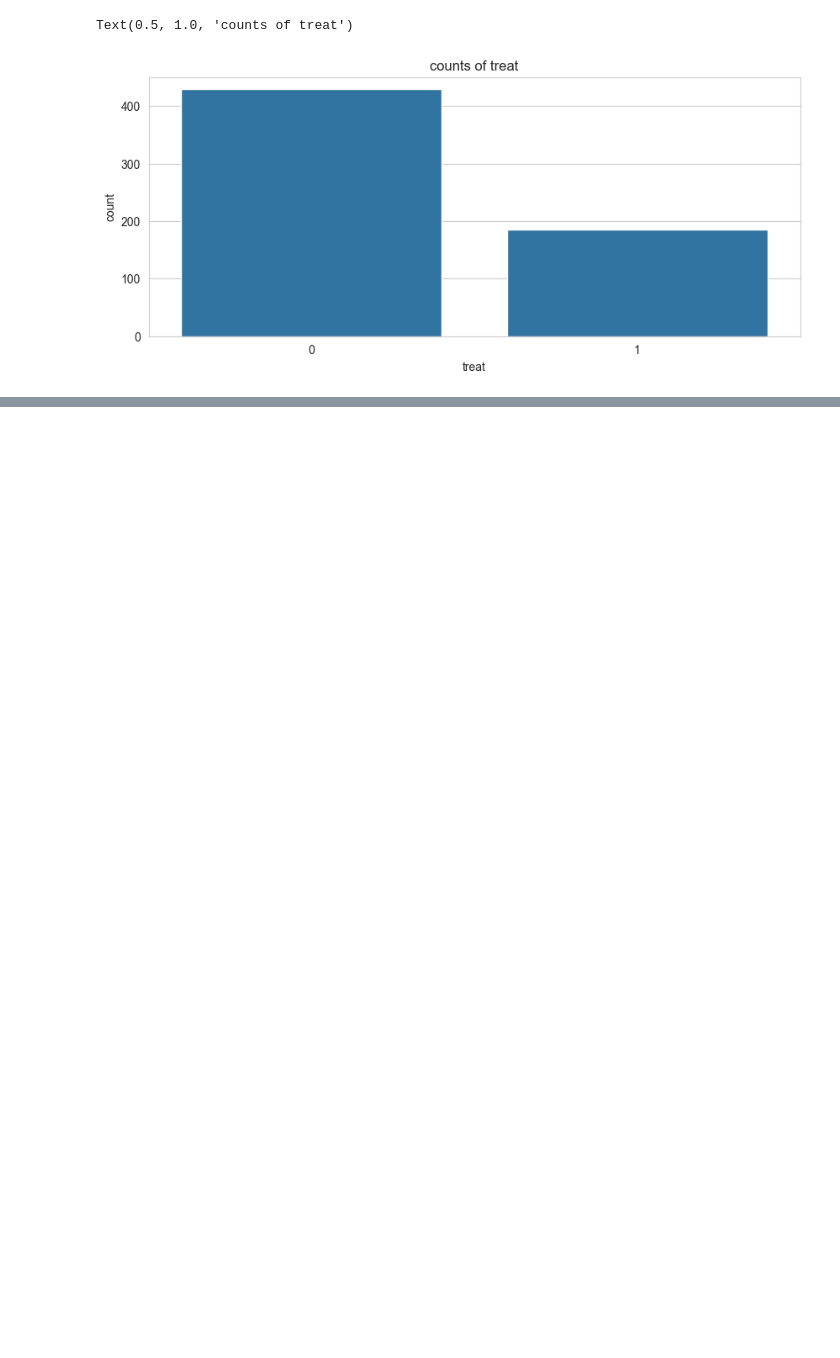
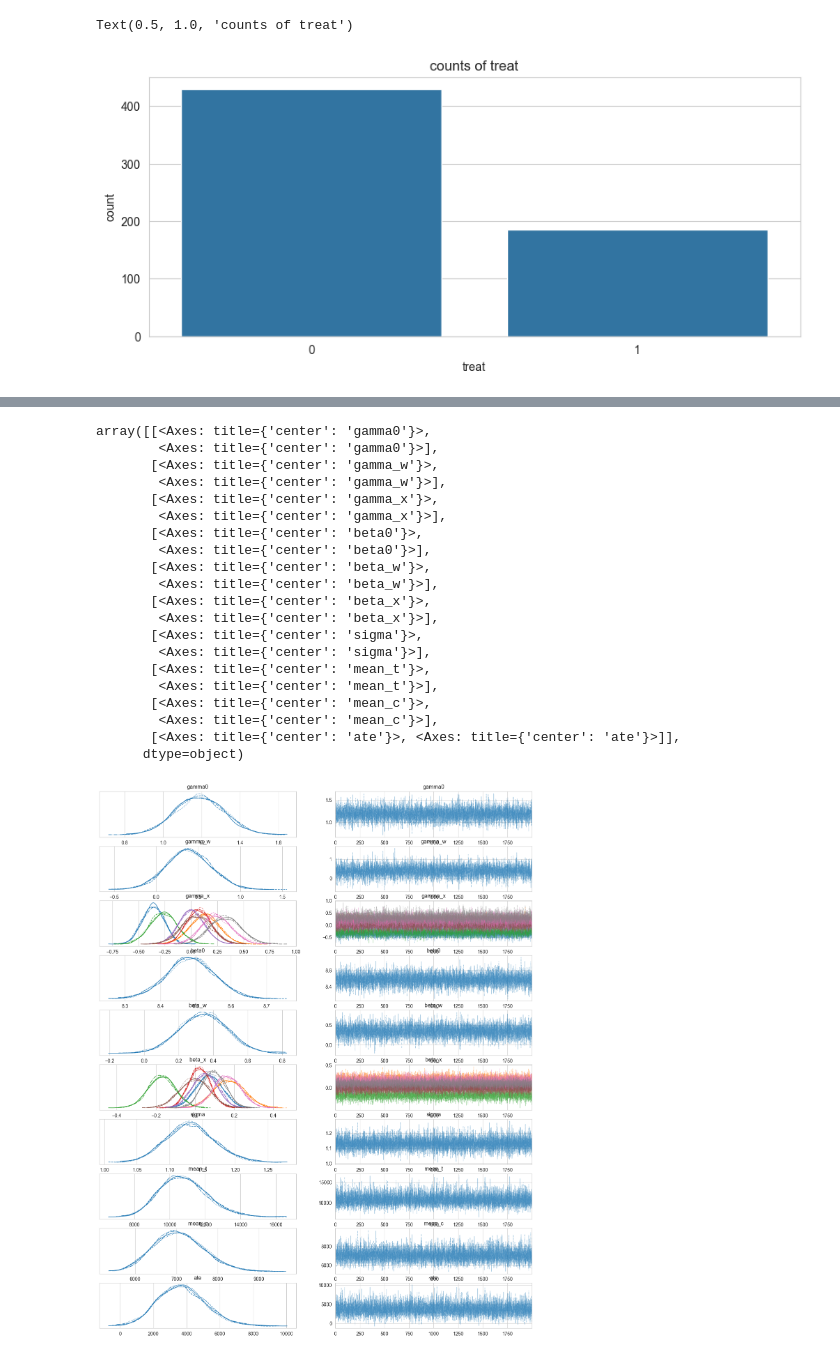
Before and after one commit to ori112/bayesian_causal_inference, a Jupyter notebook: project.ipynb, the cells around one changed output, grey strips where cells are left out. Drawn from its saved outputs; the diff is of its cells as text; code cells hidden in the pictures; blank space fills up the shorter version.

```diff
--- a/project.ipynb
+++ b/project.ipynb
@@ -134,0 +217,29 @@ plt.show()
+# %%
+#Sampling the Posterior
+with causal_model:
+    trace = pm.sample(draws=2000, tune=1000, nuts_sampler="numpyro", target_accept=0.95)
+# %%
+#Visualing trace plot
+az.plot_trace(trace,figsize=(16,20))
+# %% [output]
+array([[<Axes: title={'center': 'gamma0'}>,
+        <Axes: title={'center': 'gamma0'}>],
+       [<Axes: title={'center': 'gamma_w'}>,
+        <Axes: title={'center': 'gamma_w'}>],
+       [<Axes: title={'center': 'gamma_x'}>,
+        <Axes: title={'center': 'gamma_x'}>],
+       [<Axes: title={'center': 'beta0'}>,
+        <Axes: title={'center': 'beta0'}>],
+       [<Axes: title={'center': 'beta_w'}>,
+        <Axes: title={'center': 'beta_w'}>],
+       [<Axes: title={'center': 'beta_x'}>,
+        <Axes: title={'center': 'beta_x'}>],
+       [<Axes: title={'center': 'sigma'}>,
+        <Axes: title={'center': 'sigma'}>],
+       [<Axes: title={'center': 'mean_t'}>,
+        <Axes: title={'center': 'mean_t'}>],
+       [<Axes: title={'center': 'mean_c'}>,
+        <Axes: title={'center': 'mean_c'}>],
+       [<Axes: title={'center': 'ate'}>, <Axes: title={'center': 'ate'}>]],
+      dtype=object)
+[figure, added]
```
Also changed, not shown: parts of 14 cells of this notebook, 2 other files.
